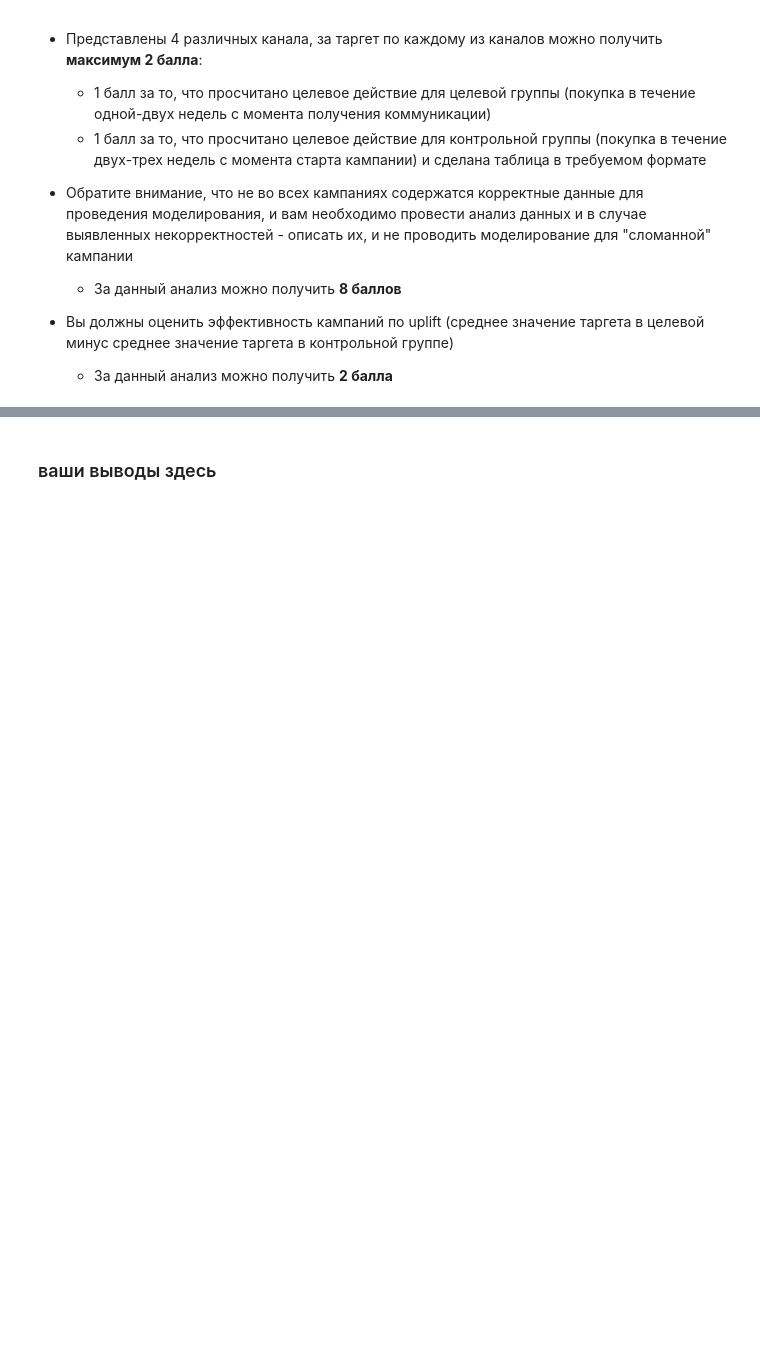
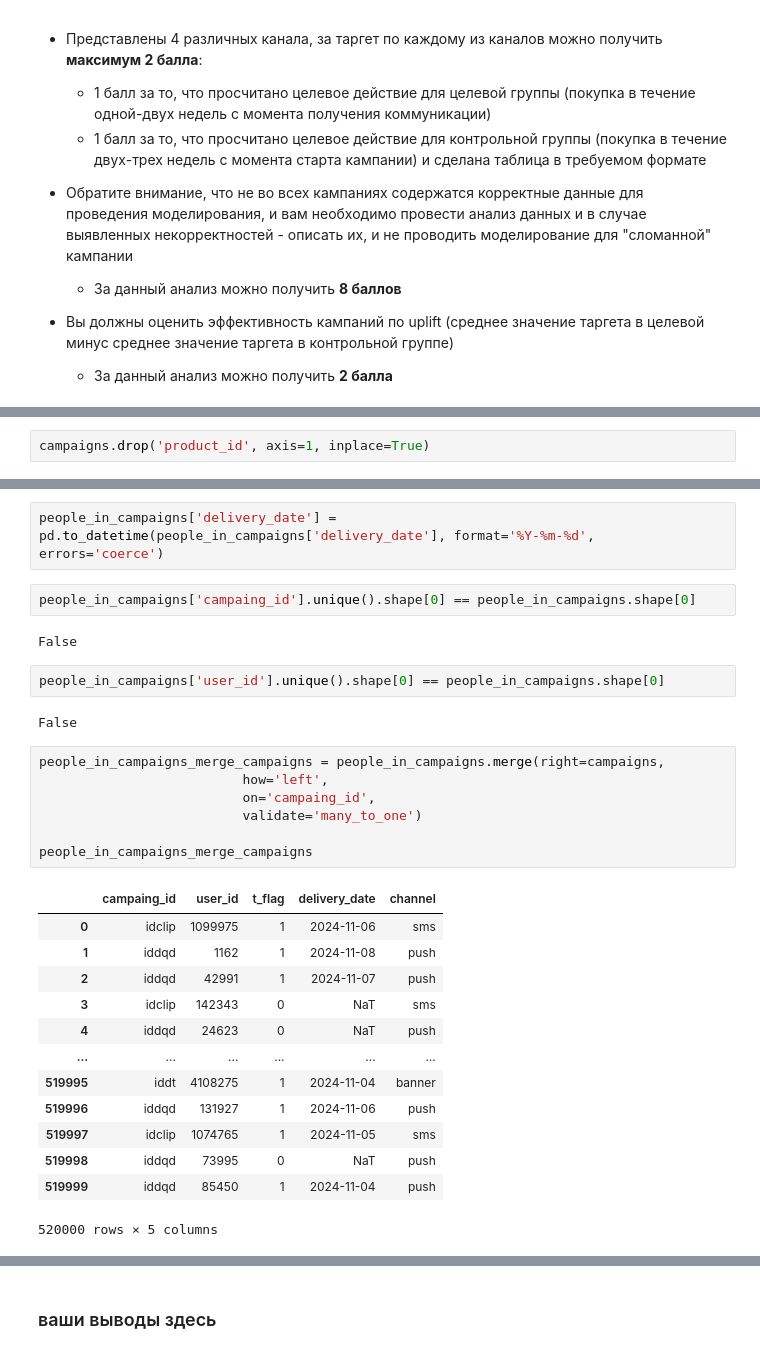
Before and after one commit to vasilyryabtsev/ml-hse-24-25, a Jupyter notebook: HW6_Uplift/AI_HW6_uplift.ipynb, the cells around one changed output, grey strips where cells are left out. Saved outputs shown, nothing was run; the diff lists cells and outputs as text; blank space fills up the shorter version.

```diff
--- a/HW6_Uplift/AI_HW6_uplift.ipynb
+++ b/HW6_Uplift/AI_HW6_uplift.ipynb
@@ -156,0 +267,2 @@ people_in_campaigns = pd.read_csv('data/PEOPLE_IN_CAMPAINGS_FINAL.csv')
+# %%
+campaigns.drop('product_id', axis=1, inplace=True)
@@ -156,0 +278,31 @@ people_in_campaigns = pd.read_csv('data/PEOPLE_IN_CAMPAINGS_FINAL.csv')
+# %%
+people_in_campaigns['delivery_date'] = pd.to_datetime(people_in_campaigns['delivery_date'], format='%Y-%m-%d', errors='coerce')
+# %%
+people_in_campaigns['campaing_id'].unique().shape[0] == people_in_campaigns.shape[0]
+# %% [output]
+False
+# %%
+people_in_campaigns['user_id'].unique().shape[0] == people_in_campaigns.shape[0]
+# %% [output]
+False
+# %%
+people_in_campaigns_merge_campaigns = people_in_campaigns.merge(right=campaigns,
+                          how='left',
+                          on='campaing_id',
+                          validate='many_to_one')
+
+people_in_campaigns_merge_campaigns
+# %% [output]
+|  | campaing_id | user_id | t_flag | delivery_date | channel |
+| 0 | idclip | 1099975 | 1 | 2024-11-06 | sms |
+| 1 | iddqd | 1162 | 1 | 2024-11-08 | push |
+| 2 | iddqd | 42991 | 1 | 2024-11-07 | push |
+| 3 | idclip | 142343 | 0 | NaT | sms |
+| 4 | iddqd | 24623 | 0 | NaT | push |
+| ... | ... | ... | ... | ... | ... |
+| 519995 | iddt | 4108275 | 1 | 2024-11-04 | banner |
+| 519996 | iddqd | 131927 | 1 | 2024-11-06 | push |
+| 519997 | idclip | 1074765 | 1 | 2024-11-05 | sms |
+| 519998 | iddqd | 73995 | 0 | NaT | push |
+| 519999 | iddqd | 85450 | 1 | 2024-11-04 | push |
+520000 rows × 5 columns
```
Also changed, not shown: parts of 28 cells of this notebook.
